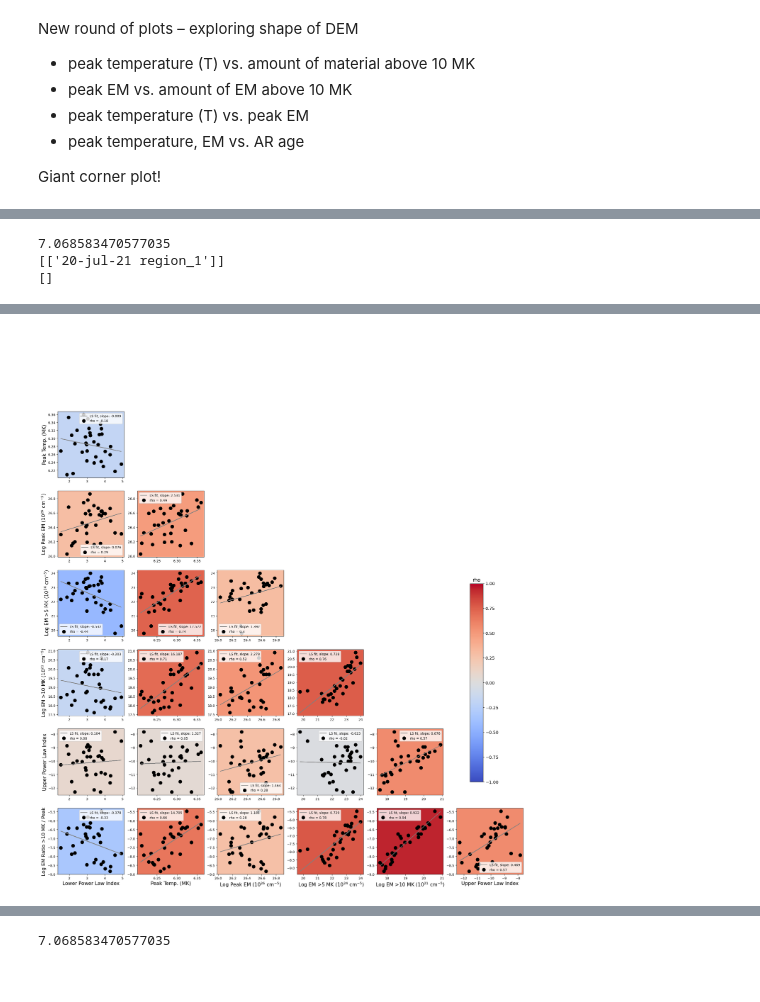
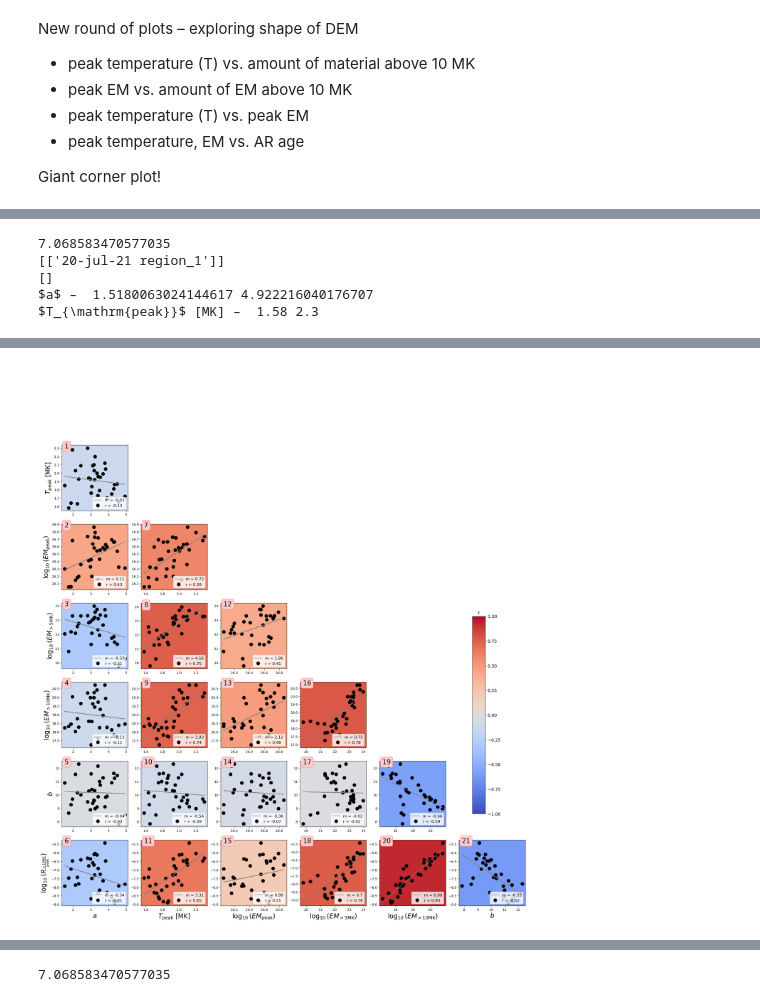
Before and after one commit to jessiemcd/do-dem, a Jupyter notebook: plots_from_saved_params.ipynb, the cells around one changed output, grey strips where cells are left out. Saved outputs shown, nothing was run; the diff lists cells and outputs as text; code cells hidden in the pictures.

```diff
--- a/plots_from_saved_params.ipynb
+++ b/plots_from_saved_params.ipynb
@@ -637,0 +775,3 @@ samesames
+# %%
+for i in range(0, len(samesames)):
+    print(i, samesames[i])
@@ -809,18 +969,19 @@ with open('/Users/jmdunca2/do-dem/reference_files/samesames.pickle', 'rb') as f:
     data = pickle.load(f)
 
 samesames = data['same region lists']
-filelist, agelist = get_same_region_file_lists(samesames, all_targets, get_agelists=True, noxrt=False)
+filelist = get_same_region_file_lists(samesames, all_targets, get_agelists=False, noxrt=False)
 #print(agelist)
 
 
-def make_cornerplot(filelist, agelist, title=''):
+def make_cornerplot(filelist, agelist=[], title=''):
 
-    ages=[]
-    for aa in agelist:
-        all=[]
-        for age in aa:
-            all.append(age[0])
-        ages.append(np.mean(np.array(all)))
+    if agelist:
+        ages=[]
+        for aa in agelist:
+            all=[]
+            for age in aa:
+                all.append(age[0])
+            ages.append(np.mean(np.array(all)))
 
     #print(len(agelist))
 
@@ -873,10 +1034,10 @@ def make_cornerplot(filelist, agelist, title=''):
             above7s = data['above_7MK']
             above5s = np.log10(data['above_5MK'])
             #print(data.keys())
-            peakTs.append(data['max_temp'])
+            peakTs.append(10**data['max_temp']/1e6)
             peakEM.append(np.log10(data['max']))
             lowp.append(data['powerlaws2'][0][0])
-            upp.append(data['powerlaws2'][1][0])
+            upp.append(-1*data['powerlaws2'][1][0])
             above10s_.append(above10s[0])
             vals.append([dur*above10s[0]])
             above7s_.append(above7s[0])
@@ -900,7 +1061,7 @@ def make_cornerplot(filelist, agelist, title=''):
             region_10overpeak.append([np.sum(vals2)/totaltime, np.min(vals2)/durs[np.where(vals2 == np.min(vals2))[0][0]],
                                                               np.max(vals2)/durs[np.where(vals2 == np.max(vals2))[0][0]]])
             region_totaltime.append(totaltime)
-            region_peakTs.append(np.mean(peakTs))
+            region_peakTs.append(round(np.mean(peakTs), 2))
             region_peakEMs.append(np.mean(peakEM))
             region_lower.append(np.mean(lowp))
             region_upper.append(np.mean(upp))
@@ -934,7 +1095,8 @@ def make_cornerplot(filelist, agelist, title=''):
     upper_inorder = np.array(region_upper)[order]
     rat10overpeak_inorder = np.log10(np.array(region_10overpeak)[:,0][order])
 
-    ages_inorder = np.array(ages)[order]
+    if agelist:
+        ages_inorder = np.array(ages)[order]
 
 
     params=[#ages_inorder,
@@ -946,13 +1108,14 @@ def make_cornerplot(filelist, agelist, title=''):
            rat10overpeak_inorder]
 
     plabels=[#'AR Age (days)',
-             'Lower Power Law Index', 'Peak Temp. (MK)',
-             r'Log Peak EM ($10^{26}$ '+(u.cm**(-5)).to_string('latex_inline')+')',
-             r' Log EM >5 MK ($10^{24}$ '+(u.cm**(-5)).to_string('latex_inline')+')',
+             r'$a$',
+             r'$T_{\mathrm{peak}}$ [MK]', #r'$\log_{10}({T_{\mathrm{peak}}})$',
+             r'$\log_{10}(EM_{\mathrm{peak}})$', #($10^{26}$ '+(u.cm**(-5)).to_string('latex_inline')+')',
+             r'$\log_{10}(EM_{>5\mathrm{MK}})$', # ($10^{24}$ '+(u.cm**(-5)).to_string('latex_inline')+')',
              #r'EM >7 MK ($10^{23}$ '+(u.cm**(-5)).to_string('latex_inline')+')',
-             r'Log EM >10 MK ($10^{21}$ '+(u.cm**(-5)).to_string('latex_inline')+')',
-            'Upper Power Law Index',
-            'Log EM Ratio >10 MK / Peak']
+             r'$\log_{10}(EM_{>10\mathrm{MK}})$', # ($10^{21}$ '+(u.cm**(-5)).to_string('latex_inline')+')',
+             r'$b$',
+             r'$\log_{10}(R_{\frac{>10\mathrm{MK}}{\mathrm{peak}}})$']
 
 
     fig, axes = plt.subplots(len(plabels), len(plabels), figsize=(30,30))
@@ -960,13 +1123,18 @@ def make_cornerplot(filelist, agelist, title=''):
     from matplotlib import cm
     cmap = 'coolwarm'
     norm = TwoSlopeNorm(vmin=-1, vcenter=0, vmax=1)
+    plot_number=1
     for i in range(0, len(plabels)):
         for j in range(0, len(plabels)):
             ax = axes[j,i]
             if j > i:
-                rho=round(np.corrcoef(params[i], params[j])[0,1],2)
 
-                bg_color_rgba = plt.cm.get_cmap(cmap)(norm(rho))
+                print(plabels[i], '– ', np.min(params[i]), np.max(params[i]))
+                print(plabels[j], '– ', np.min(params[j]), np.max(params[j]))
+
+                rr=round(np.corrcoef(params[i], params[j])[0,1],2)
+
+                bg_color_rgba = plt.cm.get_cmap(cmap)(norm(rr))
 
                 # Set the background color (facecolor) of the subplot axis
                 ax.set_facecolor(bg_color_rgba)
@@ -975,19 +1143,24 @@ def make_cornerplot(filelist, agelist, title=''):
                 ax.errorbar(params[i], params[j],
                             #xerr=xerr,
                            linestyle='', marker='o', linewidth=3, markersize=10, color='black',
-                            label='rho = '+str(rho), zorder=0)
-
+                            label='r = '+str(rr), zorder=0)
+                ax.text(np.min(params[i]), np.max(params[j]), str(plot_number), fontsize=20,
+                       bbox=dict(boxstyle="round",
+                           ec=(1., 0.5, 0.5),
+                           fc=(1., 0.8, 0.8),
+                   ))
+                plot_number+=1
 
                 #Fit option with y weights only
                 m, b = np.polyfit(params[i], params[j], 1)
                 fity = np.array(params[i])*m + b
-                ax.plot(params[i], fity, label='LS fit, slope: '+str(round(m,3)), color='grey')
+                ax.plot(params[i], fity, label='m = '+str(round(m,2)), color='grey')
                 if i==0:
-                    ax.set_ylabel(plabels[j], fontsize=15)
+                    ax.set_ylabel(plabels[j], fontsize=20)
                 if j==len(plabels)-1:
-                    ax.set_xlabel(plabels[i], fontsize=15)
+                    ax.set_xlabel(plabels[i], fontsize=20)
 
-                ax.legend()
+                ax.legend(loc='lower right', fontsize=12)
 
             else:
                 ax.set_axis_off()
@@ -995,15 +1168,17 @@ def make_cornerplot(filelist, agelist, title=''):
             if [i, j] == [len(plabels)-2,len(plabels)-3]:
                 cbar = fig.colorbar(cm.ScalarMappable(norm=norm, cmap=cmap), ax=ax, fraction=0.8, shrink=3, aspect=15)
                 cbar.ax.tick_params(labelsize=13)
-                cbar.ax.set_title('rho', fontsize=15)
+                cbar.ax.set_title('r', fontsize=15)
 
 
 
-    plt.savefig('makeshift_corner_5_10only_logEM_'+title+'.png', dpi=300)
+    plt.savefig('makeshift_corner_5_10only_logEM_'+title+'new_uncert.png', dpi=300)
 
 
-make_cornerplot(filelist, agelist, title='ghostcorr')
+make_cornerplot(filelist, title='ghostcorr')
 # %% [output]
 7.068583470577035
 [['20-jul-21 region_1']]
 []
+$a$ –  1.5180063024144617 4.922216040176707
+$T_{\mathrm{peak}}$ [MK] –  1.58 2.3
@@ -1010 +1202 @@ make_cornerplot(filelist, agelist, title='ghostcorr')
-[figure, old version]
+[figure, new version]
```
Also changed, not shown: parts of 24 cells of this notebook, 4 other files.
